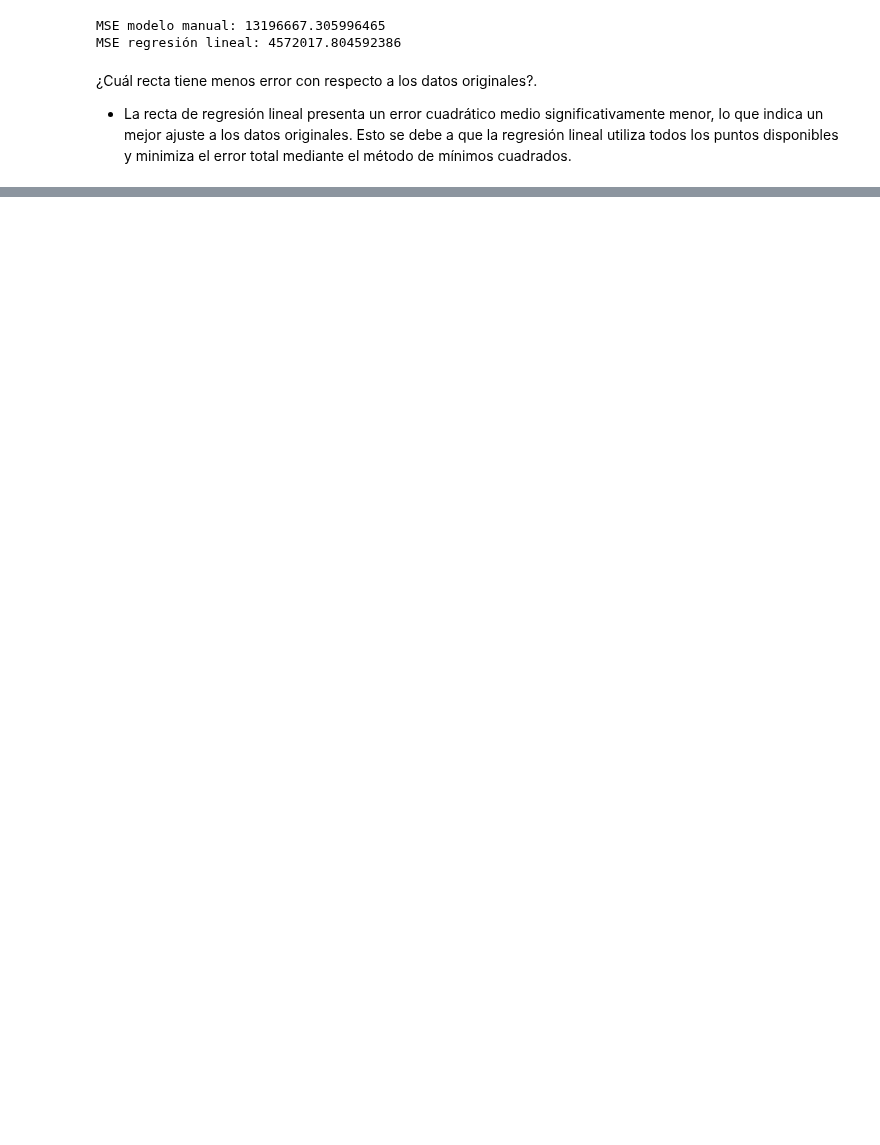
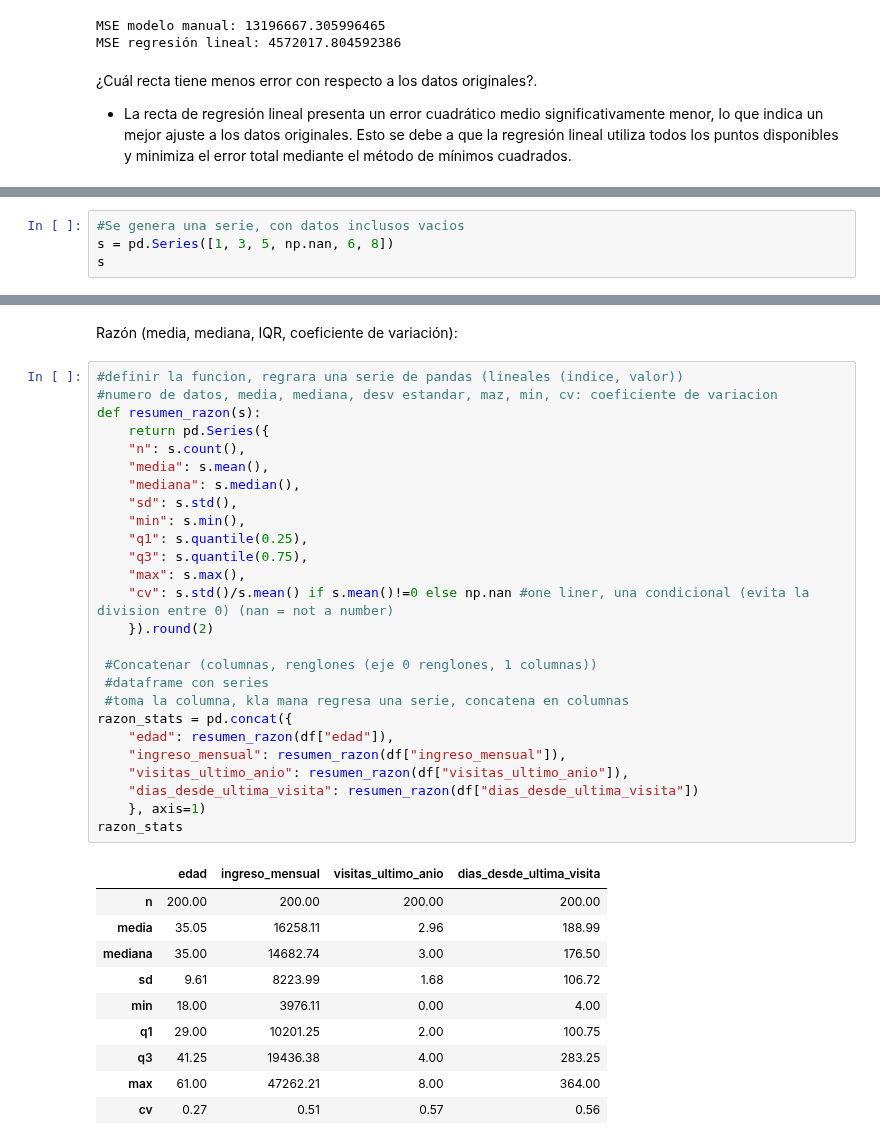
Before and after one commit to Roberto182377/Roberto182377.github.io, a Jupyter notebook: Untitled0.ipynb, the cells around one changed output, grey strips where cells are left out. Drawn from its saved outputs; the diff is of its cells as text; blank space fills up the shorter version.

```diff
--- a/Untitled0.ipynb
+++ b/Untitled0.ipynb
@@ -848,0 +894,4 @@ MSE regresión lineal: 4572017.804592386
+# %%
+#Se genera una serie, con datos inclusos vacios
+s = pd.Series([1, 3, 5, np.nan, 6, 8])
+s
@@ -848,0 +1275,39 @@ MSE regresión lineal: 4572017.804592386
+# %% [markdown]
+Razón (media, mediana, IQR, coeficiente de variación):
+# %%
+#definir la funcion, regrara una serie de pandas (lineales (indice, valor))
+#numero de datos, media, mediana, desv estandar, maz, min, cv: coeficiente de variacion
+def resumen_razon(s):
+    return pd.Series({
+    "n": s.count(),
+    "media": s.mean(),
+    "mediana": s.median(),
+    "sd": s.std(),
+    "min": s.min(),
+    "q1": s.quantile(0.25),
+    "q3": s.quantile(0.75),
+    "max": s.max(),
+    "cv": s.std()/s.mean() if s.mean()!=0 else np.nan #one liner, una condicional (evita la division entre 0) (nan = not a number)
+    }).round(2)
+
+ #Concatenar (columnas, renglones (eje 0 renglones, 1 columnas))
+ #dataframe con series
+ #toma la columna, kla mana regresa una serie, concatena en columnas
+razon_stats = pd.concat({
+    "edad": resumen_razon(df["edad"]),
+    "ingreso_mensual": resumen_razon(df["ingreso_mensual"]),
+    "visitas_ultimo_anio": resumen_razon(df["visitas_ultimo_anio"]),
+    "dias_desde_ultima_visita": resumen_razon(df["dias_desde_ultima_visita"])
+    }, axis=1)
+razon_stats
+# %% [output]
+|  | edad | ingreso_mensual | visitas_ultimo_anio | dias_desde_ultima_visita |
+| n | 200.00 | 200.00 | 200.00 | 200.00 |
+| media | 35.05 | 16258.11 | 2.96 | 188.99 |
+| mediana | 35.00 | 14682.74 | 3.00 | 176.50 |
+| sd | 9.61 | 8223.99 | 1.68 | 106.72 |
+| min | 18.00 | 3976.11 | 0.00 | 4.00 |
+| q1 | 29.00 | 10201.25 | 2.00 | 100.75 |
+| q3 | 41.25 | 19436.38 | 4.00 | 283.25 |
+| max | 61.00 | 47262.21 | 8.00 | 364.00 |
+| cv | 0.27 | 0.51 | 0.57 | 0.56 |
```
Also changed, not shown: parts of 157 cells of this notebook.
